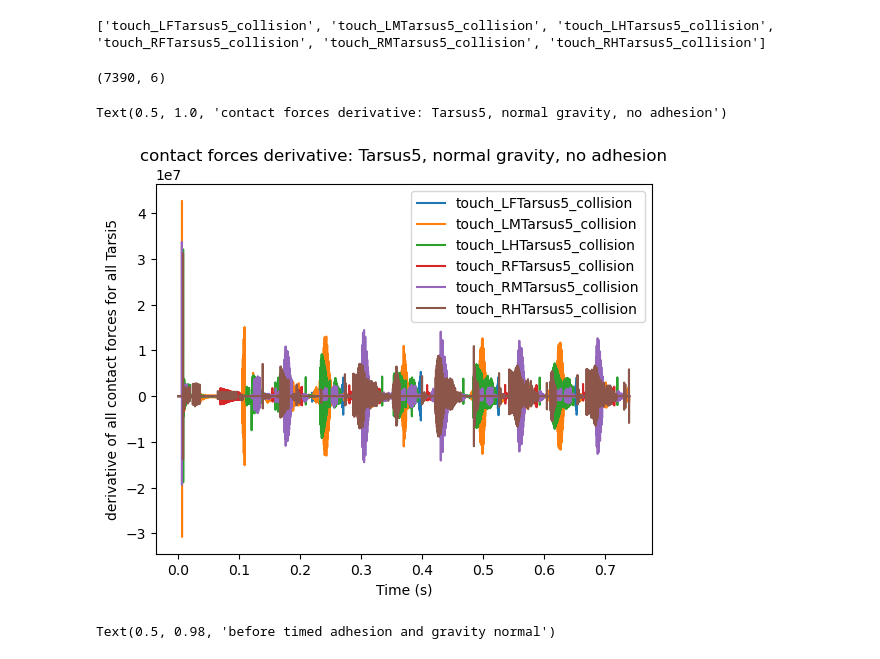
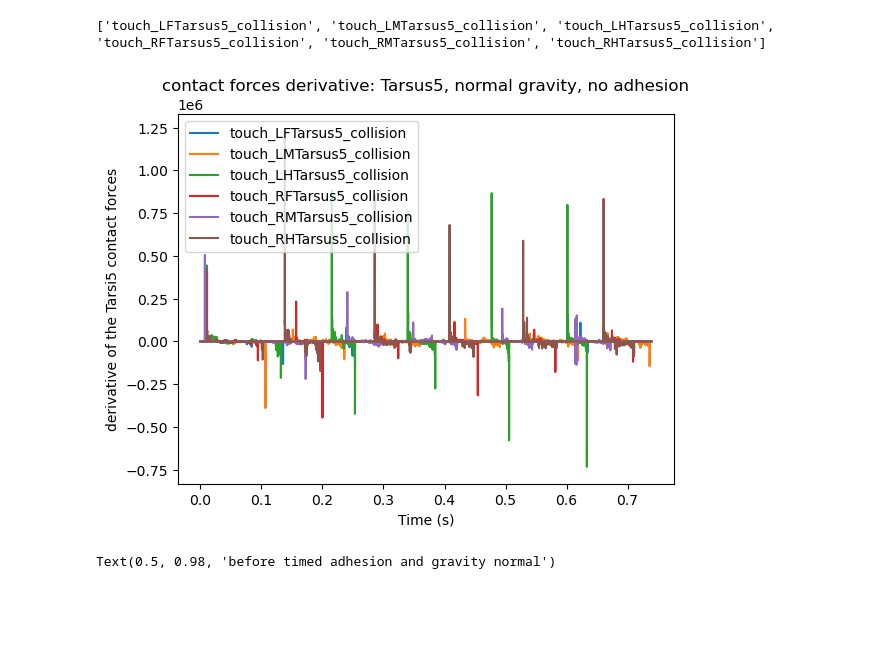
Before and after one commit to LaetiMS/flygym_adhesion-Laetitia, a Jupyter notebook: notebooks/mujoco_prerun_adhesion.ipynb, the cells around one changed output. Drawn from its saved outputs; the diff is of its cells as text; code cells hidden in the pictures; blank space fills up the shorter version.

```diff
--- a/notebooks/mujoco_prerun_adhesion.ipynb
+++ b/notebooks/mujoco_prerun_adhesion.ipynb
@@ -26,11 +27,14 @@ from flygym.util.config import all_leg_dofs
 run_time = 1
 nmf = NeuroMechFlyMuJoCo(#render_mode='headless', #no graphic rendering: headless, rendering = 'saved'
                          timestep=1e-4,
-                         render_config={'playspeed': 0.1, 'camera': 'Animat/camera_left'},
+                         render_config={'playspeed': 0.1, 'camera': 'Animat/camera_left', 'fps' :20},
                          init_pose='stretch',
                          actuated_joints=all_leg_dofs,
                          adhesion = False,
                          actuators_adhesion_gain = 8000,#at 20500 it flies away, at 21000 it stays
                          actuated_bodies='all')
+
+bool_sum_of_allTarsi = False
+window_size_medfilt = 501
 # %% [output]
 [MJCF Element: <adhesion name="LFTarsus5_adhesion" class="/" ctrlrange="0 1000000" forcerange="-inf inf" body="LFTarsus5" gain="8000"/>, MJCF Element: <adhesion name="LMTarsus5_adhesion" class="/" ctr ...
@@ -100,11 +132,11 @@ nmf.physics.model.opt.gravity = (0,0,-9.81e5)
 obs, info = nmf.reset()
 old_obs = obs
 obs_list = [obs]
-obs_deriv_touch_sensor_Tarsi5 = []
+#obs_deriv_touch_sensor_Tarsi5 = []
 adhesion_obs = []
 for i in trange(num_steps + n_stabilisation_steps):
-    deriv_touch_sensor_Tarsi5 = (obs['contact_forces'][4::5]- old_obs['contact_forces'][4::5])/nmf.timestep
-    obs_deriv_touch_sensor_Tarsi5.append(deriv_touch_sensor_Tarsi5)
+    #deriv_touch_sensor_Tarsi5 = (obs['contact_forces'][4::5]- old_obs['contact_forces'][4::5])/nmf.timestep
+    #obs_deriv_touch_sensor_Tarsi5.append(deriv_touch_sensor_Tarsi5)
     """
     if i >= int(num_steps/2):
         #inverting gravity midsimulation
@@ -121,3 +153,19 @@ for i in trange(num_steps + n_stabilisation_steps):
 
     nmf.render()
     obs_list.append(obs)
+# %%
+if bool_sum_of_allTarsi:
+    contact_forces_simulation_noADH= [[np.sum(obs['contact_forces'][i*5:i*5 + 5]) for i in np.arange(6)] for obs in obs_list]
+
+
+
+else:
+    contact_forces_simulation_noADH = [obs['contact_forces'][4::5] for obs in obs_list]
+medfiltered_contact_forces = medfilt(contact_forces_simulation_noADH, (window_size_medfilt, 1))
+print(np.shape(medfiltered_contact_forces))
+derivative = np.gradient(medfiltered_contact_forces,nmf.timestep, axis=0)
+print(np.shape(derivative))
+
+adhesion_obs = np.where(np.array(derivative)> 0, 1, 0)
+#adhesion_obs[:n_stabilisation_steps] = np.ones(6)
+print(adhesion_obs)
@@ -124,6 +182,7 @@ for i in trange(num_steps + n_stabilisation_steps):
 # %%
-from scipy.signal import medfilt
-windowsize = 101
+"""
+windowsize = 501
 medfiltered_derivative = medfilt(obs_deriv_touch_sensor_Tarsi5, (windowsize,1))
 
 adhesion_obs = np.where(np.array(medfiltered_derivative)>= 0, 1, 0)
+"""
@@ -226,21 +287,22 @@ print(touch_sensor_Tarsi5_names)
 # %% [output]
 ['touch_LFTarsus5_collision', 'touch_LMTarsus5_collision', 'touch_LHTarsus5_collision', 'touch_RFTarsus5_collision', 'touch_RMTarsus5_collision', 'touch_RHTarsus5_collision']
 # %%
-np.shape(np.array(obs_deriv_touch_sensor_Tarsi5))
+#np.shape(np.array(obs_deriv_touch_sensor_Tarsi5))
-# %% [output]
-(7390, 6)
 # %%
 for i in range(nr_adhesion_bodies):
-    plt.plot(np.arange(len(obs_deriv_touch_sensor_Tarsi5)) * nmf.timestep,
-        np.array(obs_deriv_touch_sensor_Tarsi5)[:,i],
+    plt.plot(np.arange(len(derivative)) * nmf.timestep,
+        np.array(derivative)[:,i],
         label=touch_sensor_Tarsi5_names[i])
 plt.legend()
 plt.xlabel('Time (s)')
-plt.ylabel('derivative of all contact forces for all Tarsi5')
-plt.title("contact forces derivative: Tarsus5, normal gravity, no adhesion")
+if bool_sum_of_allTarsi:
+    plt.ylabel('derivative of the sum of all Tarsi contact forces')
+    plt.title("contact forces derivative: Tarsus, normal gravity, no adhesion")
+else:
+    plt.ylabel('derivative of the Tarsi5 contact forces')
+    plt.title("contact forces derivative: Tarsus5, normal gravity, no adhesion")
 # %% [output]
-Text(0.5, 1.0, 'contact forces derivative: Tarsus5, normal gravity, no adhesion')
-[figure, old version]
+[figure, new version]
 # %%
 axis = ['x', 'y','z']
 fig, axes = plt.subplots(nrows=1, ncols=3, figsize=(10, 5))
```
Also changed, not shown: parts of 42 cells of this notebook, 13 other files.
